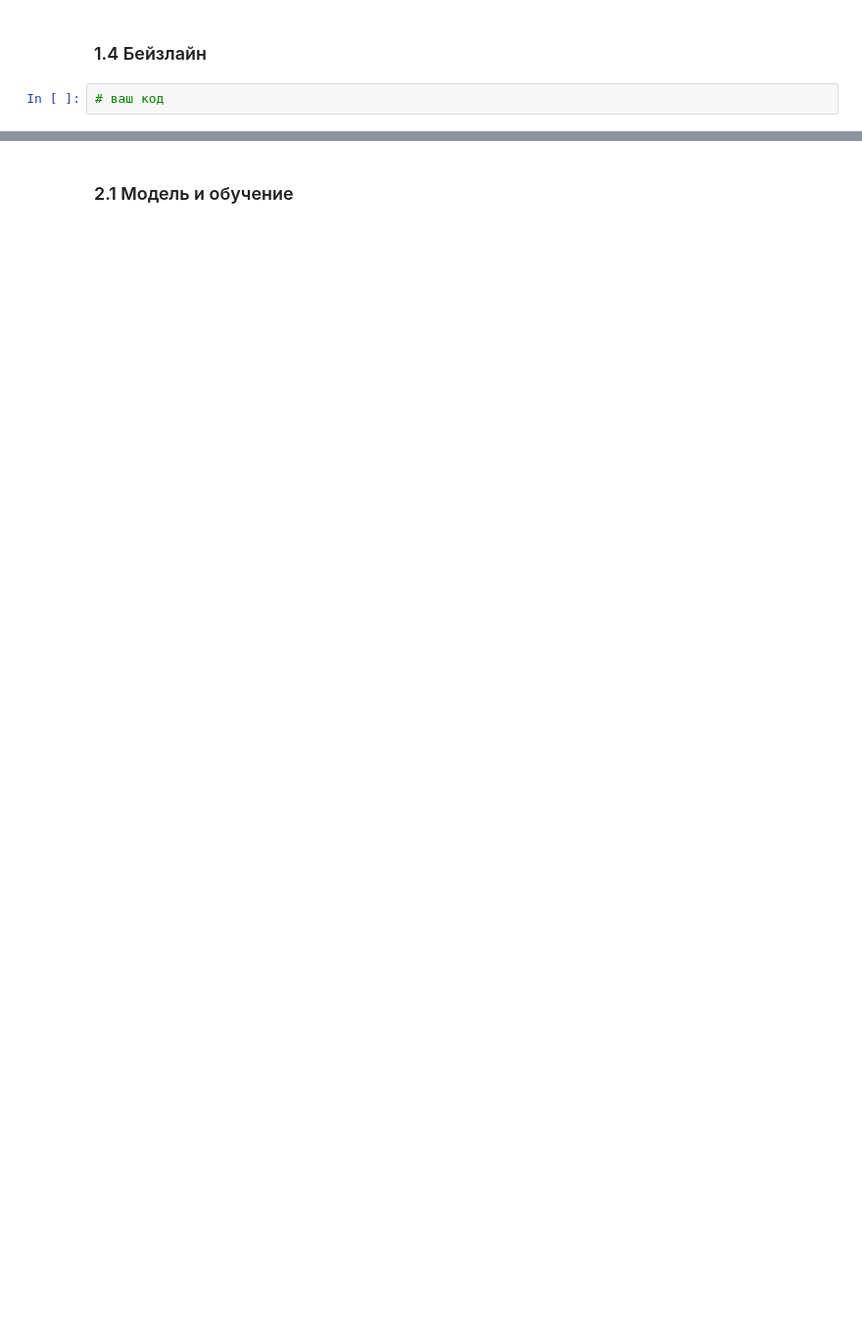
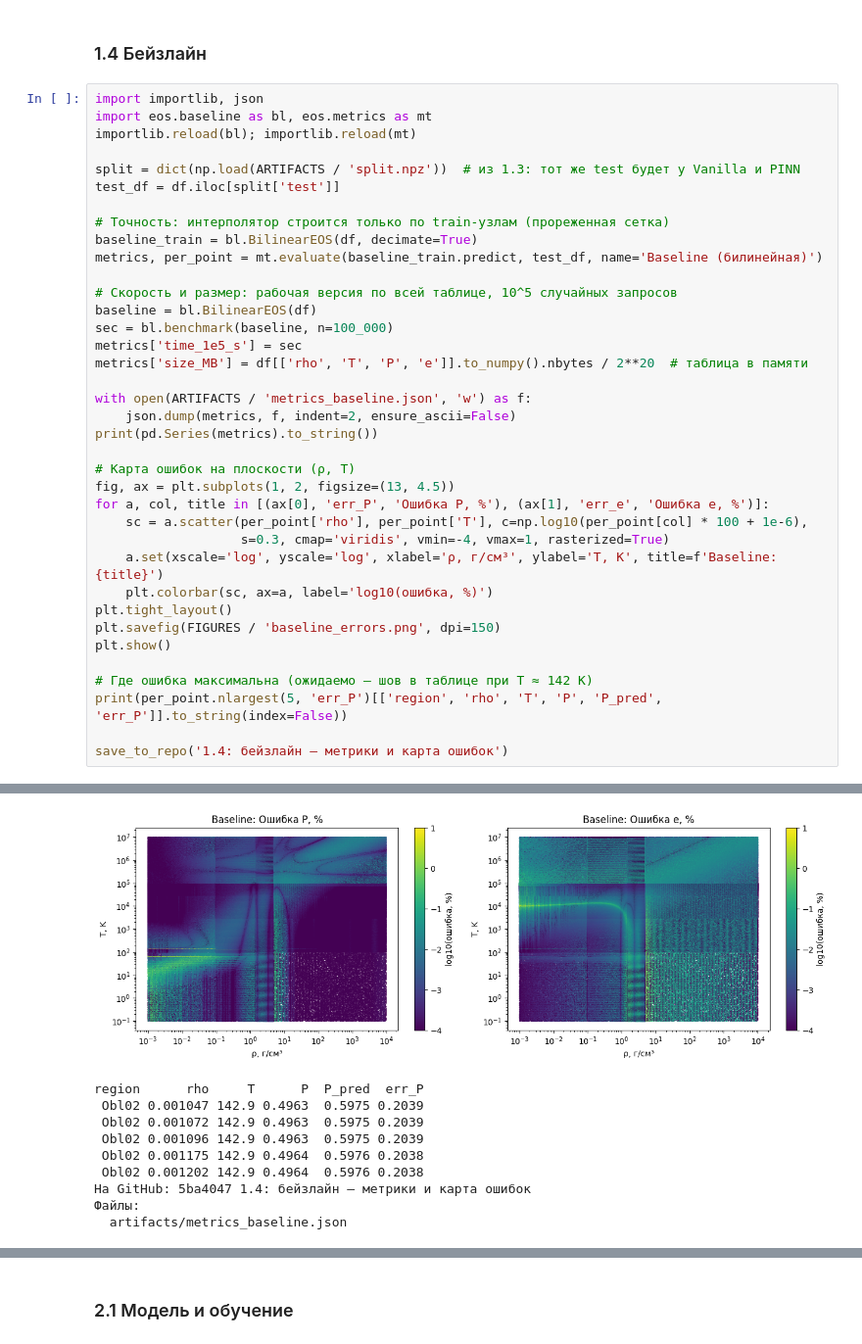
Before and after one commit to Antibote/pinn-eos-aluminum, a Jupyter notebook: notebooks/pinn_eos_colab.ipynb, the cells around one changed output, grey strips where cells are left out. Shown at 98% size. Drawn from its saved outputs; the diff is of its cells as text; blank space fills up the shorter version.

```diff
--- a/notebooks/pinn_eos_colab.ipynb
+++ b/notebooks/pinn_eos_colab.ipynb
@@ -146,4 +871,40 @@ df.head()
 # %% [markdown]
 ### 1.4 Бейзлайн
-# %%
-# ваш код
+# %%
+import importlib, json
+import eos.baseline as bl, eos.metrics as mt
+importlib.reload(bl); importlib.reload(mt)
+
+split = dict(np.load(ARTIFACTS / 'split.npz'))  # из 1.3: тот же test будет у Vanilla и PINN
+test_df = df.iloc[split['test']]
+
+# Точность: интерполятор строится только по train-узлам (прореженная сетка)
+baseline_train = bl.BilinearEOS(df, decimate=True)
+metrics, per_point = mt.evaluate(baseline_train.predict, test_df, name='Baseline (билинейная)')
+
+# Скорость и размер: рабочая версия по всей таблице, 10^5 случайных запросов
+baseline = bl.BilinearEOS(df)
+sec = bl.benchmark(baseline, n=100_000)
+metrics['time_1e5_s'] = sec
+metrics['size_MB'] = df[['rho', 'T', 'P', 'e']].to_numpy().nbytes / 2**20  # таблица в памяти
+
+with open(ARTIFACTS / 'metrics_baseline.json', 'w') as f:
+    json.dump(metrics, f, indent=2, ensure_ascii=False)
+print(pd.Series(metrics).to_string())
+
+# Карта ошибок на плоскости (ρ, T)
+fig, ax = plt.subplots(1, 2, figsize=(13, 4.5))
+for a, col, title in [(ax[0], 'err_P', 'Ошибка P, %'), (ax[1], 'err_e', 'Ошибка e, %')]:
+    sc = a.scatter(per_point['rho'], per_point['T'], c=np.log10(per_point[col] * 100 + 1e-6),
+                   s=0.3, cmap='viridis', vmin=-4, vmax=1, rasterized=True)
+    a.set(xscale='log', yscale='log', xlabel='ρ, г/см³', ylabel='T, K', title=f'Baseline: {title}')
+    plt.colorbar(sc, ax=a, label='log10(ошибка, %)')
+plt.tight_layout()
+plt.savefig(FIGURES / 'baseline_errors.png', dpi=150)
+plt.show()
+
+# Где ошибка максимальна (ожидаемо — шов в таблице при T ≈ 142 K)
+print(per_point.nlargest(5, 'err_P')[['region', 'rho', 'T', 'P', 'P_pred', 'err_P']].to_string(index=False))
+
+save_to_repo('1.4: бейзлайн — метрики и карта ошибок')
+# %% [output]
@@ -150,3 +926,13 @@ df.head()
+[figure, added]
+region      rho     T      P  P_pred  err_P
+ Obl02 0.001047 142.9 0.4963  0.5975 0.2039
+ Obl02 0.001072 142.9 0.4963  0.5975 0.2039
+ Obl02 0.001096 142.9 0.4963  0.5975 0.2039
+ Obl02 0.001175 142.9 0.4964  0.5976 0.2038
+ Obl02 0.001202 142.9 0.4964  0.5976 0.2038
+На GitHub: 5ba4047 1.4: бейзлайн — метрики и карта ошибок
+Файлы:
+  artifacts/metrics_baseline.json
 # %% [markdown]
 ---
 ## 2. Vanilla-модель — Елагин Матвей (#2)
```
Also changed, not shown: parts of 69 cells of this notebook, 24 other files.
